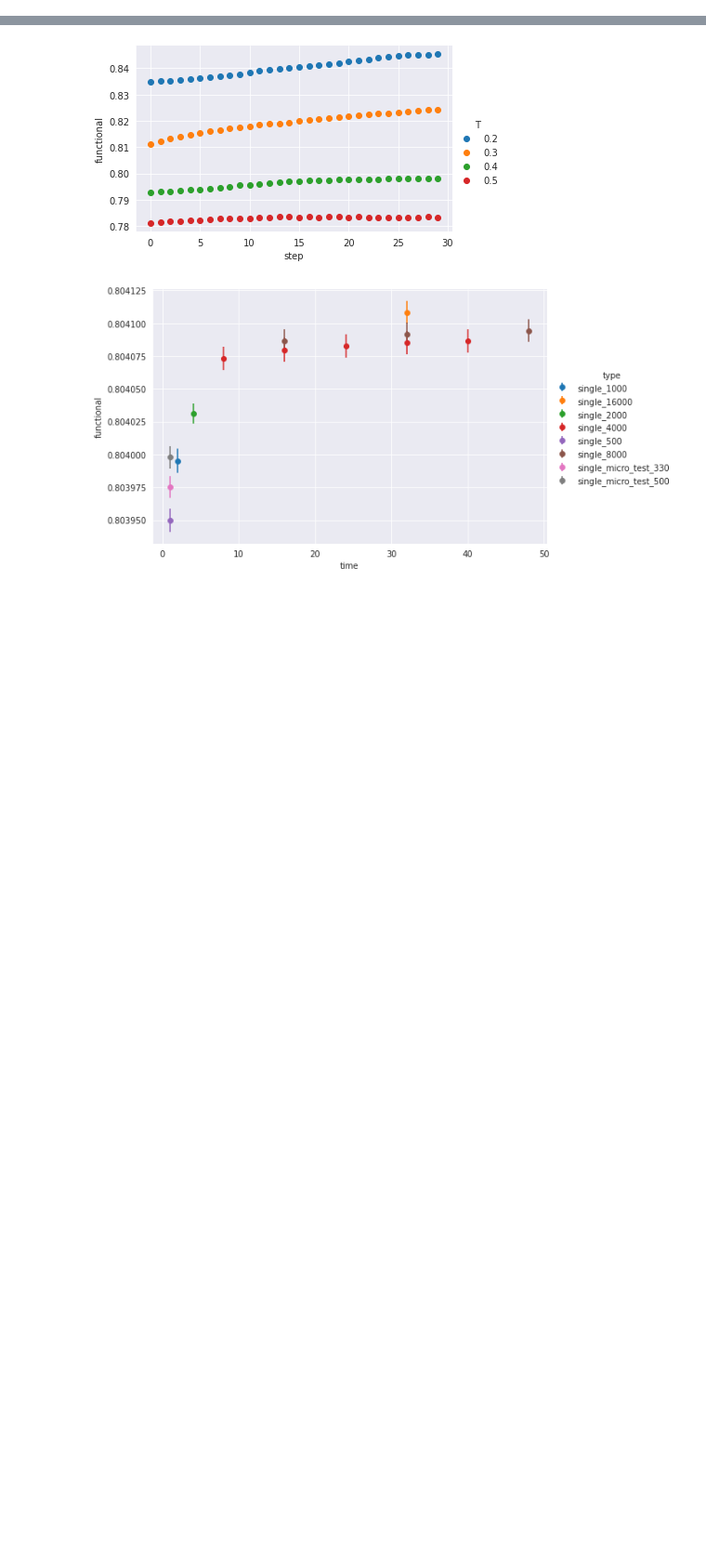
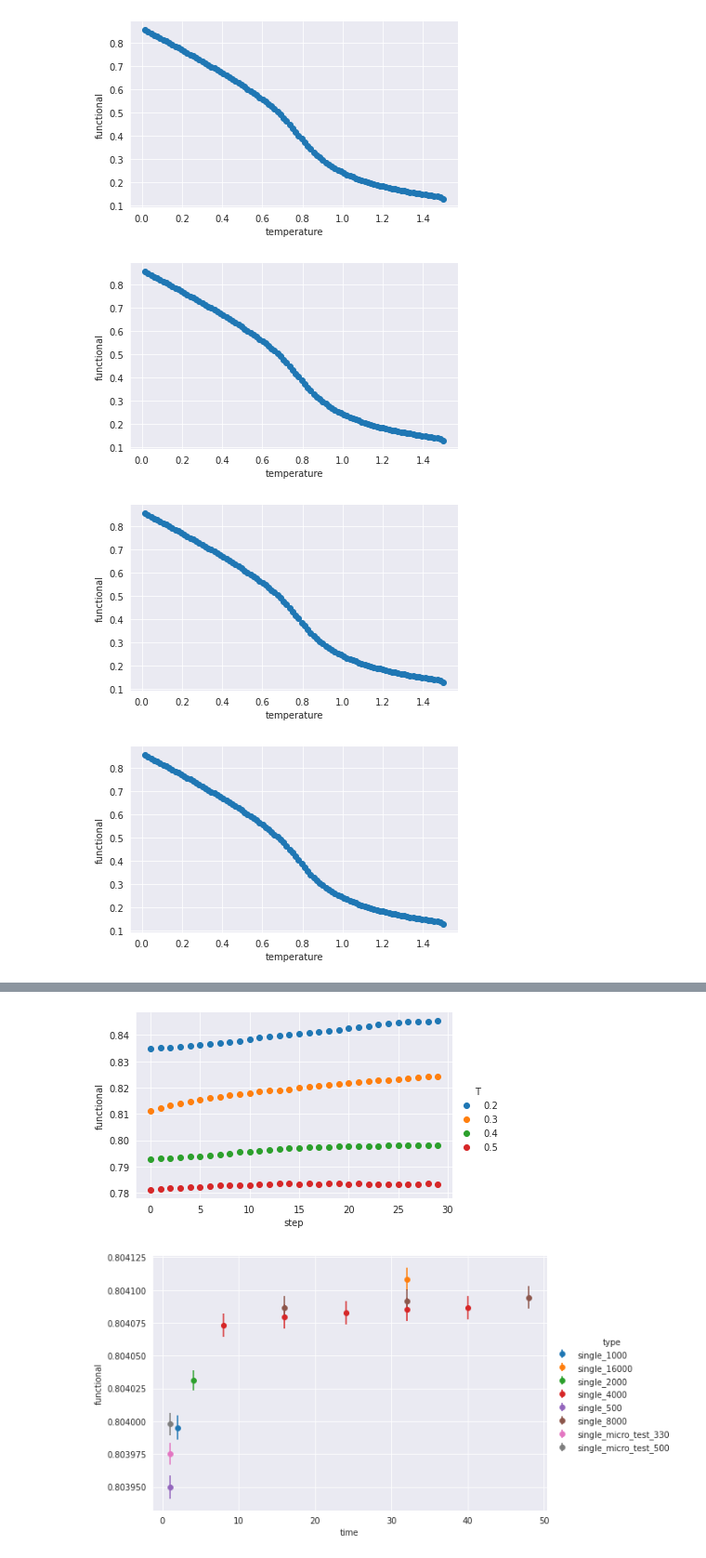
Before and after one commit to ilyakudrov/observables, a Jupyter notebook: python_jupyter/mag.ipynb, the cells around one changed output, grey strips where cells are left out. Shown at 93% size. Cells and saved outputs as stored; diff of their text form; code cells hidden in the pictures; blank space fills up the shorter version.

```diff
--- a/python_jupyter/mag.ipynb
+++ b/python_jupyter/mag.ipynb
@@ -11,3 +11,19 @@ import sys
 import os
 import seaborn
 from  matplotlib import pyplot
+# %%
+def plot_Coulomb_time(data):
+    fg = seaborn.FacetGrid(data=data, height=3.5, aspect=1.61)
+    fg.map(plt.errorbar, 'temperature', 'functional', marker="o", fmt='', linestyle = '').add_legend()
+
+def plot_thermalization_Coulomb(path):
+    df_data = pd.read_csv(path, index_col=None)
+
+    df_data.groupby(['time']).apply(plot_Coulomb_time)
+# %%
+plot_thermalization_Coulomb('/home/ilya/soft/source/culgt/src/gaugefixing/apps/test_Coulomb/SA_test')
+# %% [output]
+[figure, added]
+[figure, added]
+[figure, added]
+[figure, added]
```
Also changed, not shown: parts of 2 cells of this notebook, 3 other files.
